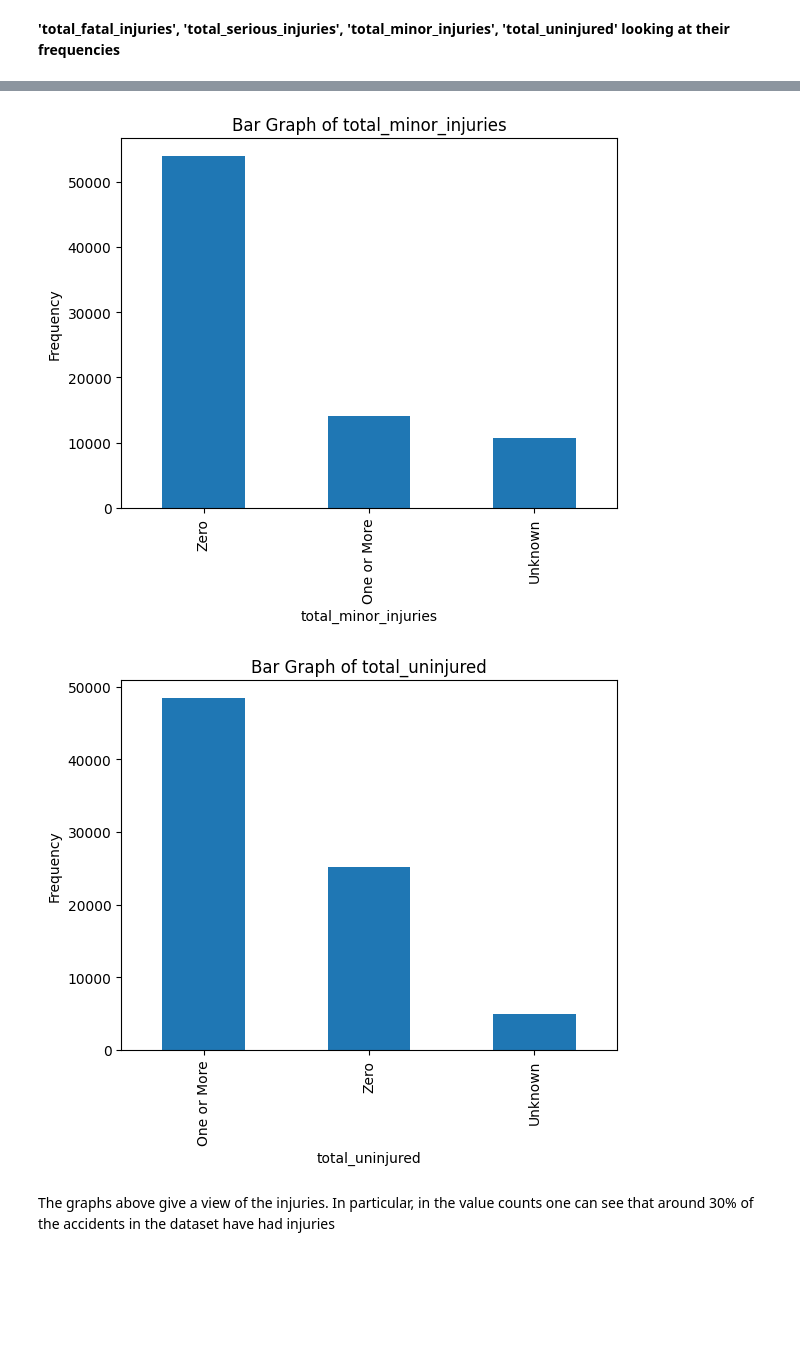
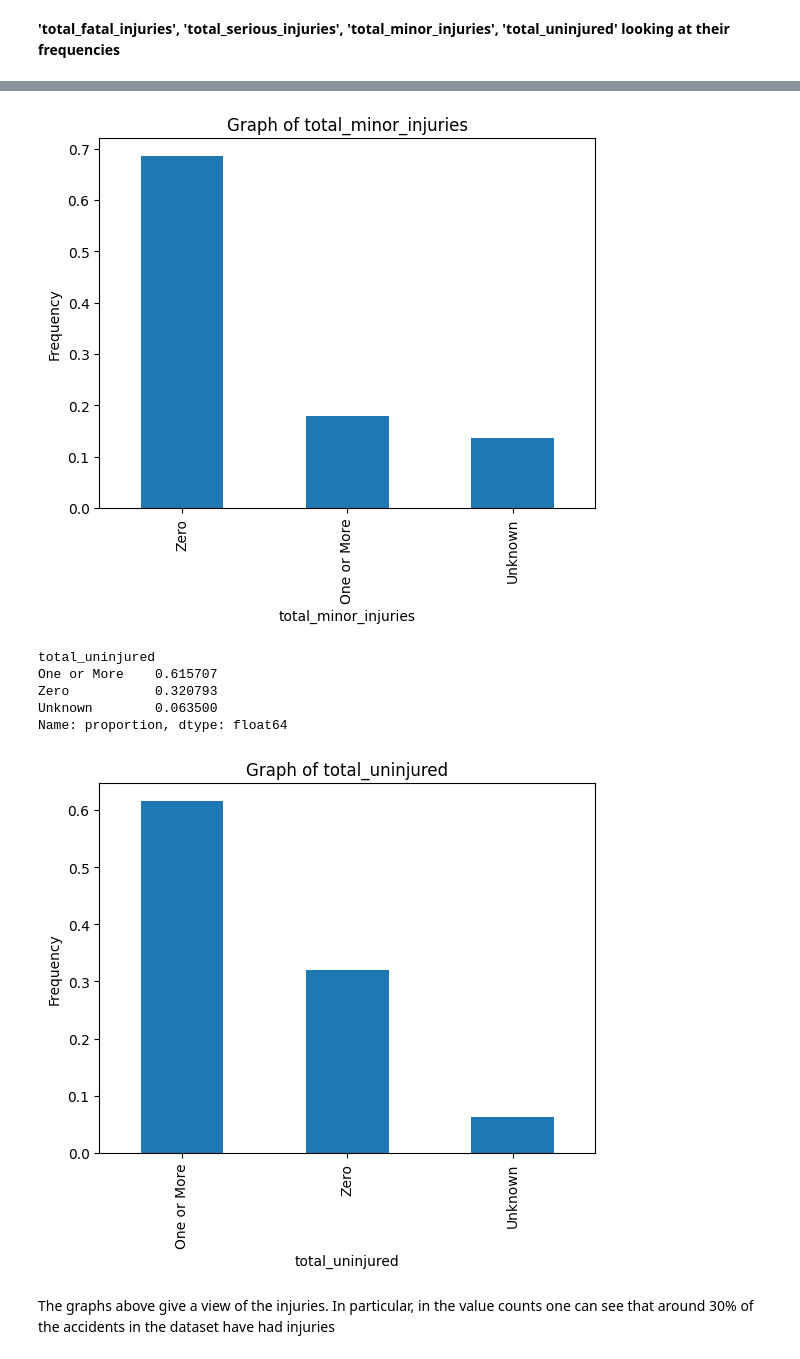
Before and after one commit to mbarriola96/Aircraft_safety_analysis, a Jupyter notebook: 00_data_understanding.ipynb, the cells around one changed output, grey strips where cells are left out. Saved outputs shown, nothing was run; the diff lists cells and outputs as text; code cells hidden in the pictures; blank space fills up the shorter version.

```diff
--- a/00_data_understanding.ipynb
+++ b/00_data_understanding.ipynb
@@ -63,3 +53,36 @@ def column_study(df:pd.DataFrame, column_name: str, column_type: str):
+# %%
+def plot_column_data(df, column, kind_of_graph):
+
+    """
+    Function: This function creates a value_counts and the desired graph for a column.
+
+    Argument (data series): The data frame, the coolumn and the kind of graph wished to be plotted
+
+    Returns: Value_counts of the column and the desired graph representation
+    """
+
+    # Print the normalized value counts including NaN values
+    value_counts = df[column].value_counts(normalize=True, dropna=False)
+    print(value_counts)
+    print()
+
+    # Plot the graph
+    if kind_of_graph == 'bar':
+        plt.figure()
+        value_counts.plot(kind='bar')
+    elif kind_of_graph == 'pie':
+        plt.figure()
+        value_counts.plot(kind='pie')
+    elif kind_of_graph == 'line':
+        plt.figure()
+        value_counts.plot(kind='line')
+
+    # Show the plot
+    plt.title(f'Graph of {column}')
+    plt.ylabel('Frequency')
+    plt.xlabel(column)
+    plt.xticks(rotation=90)
+    plt.show();
 # %% [markdown]
 # 5. Code
 # %%
@@ -629,14 +663,10 @@ Name: proportion, dtype: float64
 columns_of_injuries = ['total_fatal_injuries', 'total_serious_injuries', 'total_minor_injuries', 'total_uninjured']
 
 for columns in columns_of_injuries:
-    # First, I am going to do a value counts for all of the previous columns
-    print(df[columns].value_counts(normalize=True, dropna=False))
-    print()
-
-    # Second, I am going to call categorize_data function to categorize the values in either 'Zero', 'One or More' or 'Unknown'
+    # First, I am going to call categorize_data function to categorize the values in either 'Zero', 'One or More' or 'Unknown'
     df[columns] = df[columns].map(categorize_data)
 
-    # Third, I will represent the results of all the columns in bar graphs
-    plot_bar_graph_for_columns(columns)
+    # Second, I will represent the results of all the columns in bar graphs and their value counts
+    plot_column_data(df,columns, 'bar')
 # %% [output]
 total_fatal_injuries
@@ -661,5 +689,10 @@ Name: proportion, Length: 349, dtype: float64
-[figure, old version]
+[figure, new version]
+total_uninjured
+One or More    0.615707
+Zero           0.320793
+Unknown        0.063500
+Name: proportion, dtype: float64
-[figure, old version]
+[figure, new version]
 # %% [markdown]
 The graphs above give a view of the injuries. In particular, in the value counts one can see that around 30% of the accidents in
 the dataset have had injuries
```
Also changed, not shown: parts of 39 cells of this notebook.
